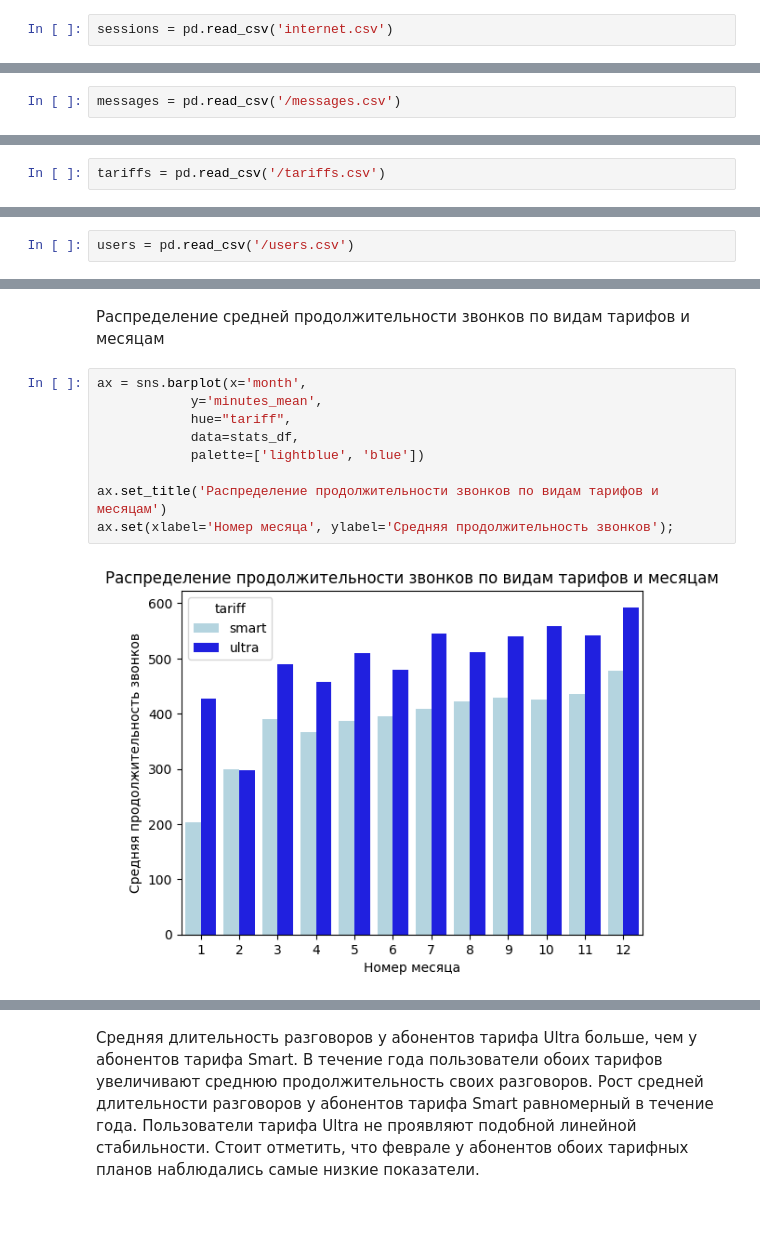
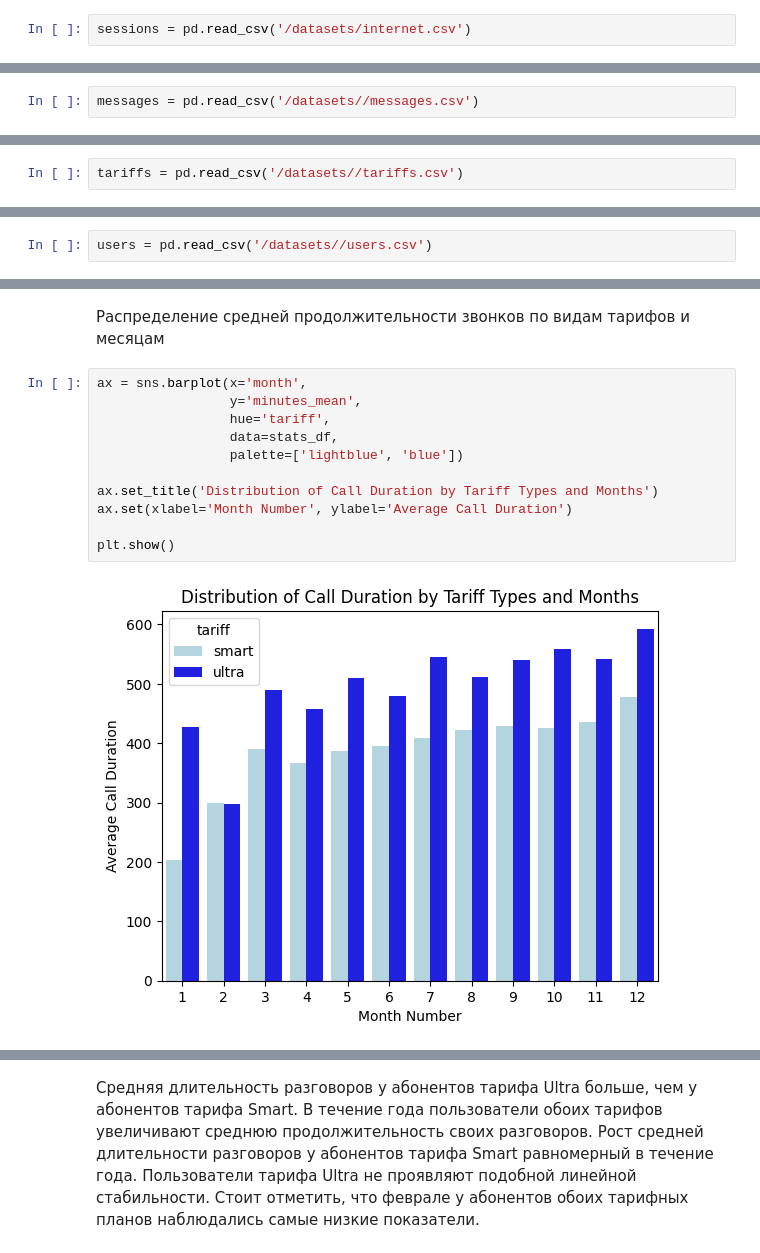
Before and after one commit to Asket-on/Data_science_projects, a Jupyter notebook: 04_tariff_telecom_analysis/tariff_telecom_analysis.ipynb, the cells around one changed output, grey strips where cells are left out. Cells and saved outputs as stored; diff of their text form; blank space fills up the shorter version.

```diff
--- a/04_tariff_telecom_analysis/tariff_telecom_analysis.ipynb
+++ b/04_tariff_telecom_analysis/tariff_telecom_analysis.ipynb
@@ -41,7 +45,7 @@ array([[<Axes: title={'center': 'duration'}>]], dtype=object)
 # %% [markdown]
 сохраним датафрейм в переменную `sessions`.
 # %%
-sessions = pd.read_csv('internet.csv')
+sessions = pd.read_csv('/datasets/internet.csv')
 # %%
 sessions.head()
 # %% [output]
@@ -72,7 +76,7 @@ sessions.hist('mb_used', bins=50, figsize=(15,4))
 array([[<Axes: title={'center': 'mb_used'}>]], dtype=object)
 [figure]
 # %%
-messages = pd.read_csv('/messages.csv')
+messages = pd.read_csv('/datasets//messages.csv')
 # %%
 messages.head()
 # %% [output]
@@ -96,7 +100,7 @@ Data columns (total 3 columns):
 dtypes: int64(1), object(2)
 memory usage: 2.8+ MB
 # %%
-tariffs = pd.read_csv('/tariffs.csv')
+tariffs = pd.read_csv('/datasets//tariffs.csv')
 # %%
 tariffs
 # %% [output]
@@ -122,7 +126,7 @@ Data columns (total 8 columns):
 dtypes: int64(7), object(1)
 memory usage: 256.0+ bytes
 # %%
-users = pd.read_csv('/users.csv')
+users = pd.read_csv('/datasets//users.csv')
 # %%
 users.head()
 # %% [output]
@@ -437,13 +437,15 @@ plt.show()
 Распределение средней продолжительности звонков по видам тарифов и месяцам
 # %%
 ax = sns.barplot(x='month',
-            y='minutes_mean',
-            hue="tariff",
-            data=stats_df,
-            palette=['lightblue', 'blue'])
+                 y='minutes_mean',
+                 hue='tariff',
+                 data=stats_df,
+                 palette=['lightblue', 'blue'])
 
-ax.set_title('Распределение продолжительности звонков по видам тарифов и месяцам')
-ax.set(xlabel='Номер месяца', ylabel='Средняя продолжительность звонков');
+ax.set_title('Distribution of Call Duration by Tariff Types and Months')
+ax.set(xlabel='Month Number', ylabel='Average Call Duration')
+
+plt.show()
 # %% [output]
-[figure, old version]
+[figure, new version]
 # %%
```
Also changed, not shown: parts of 32 cells of this notebook, 1 other file.
